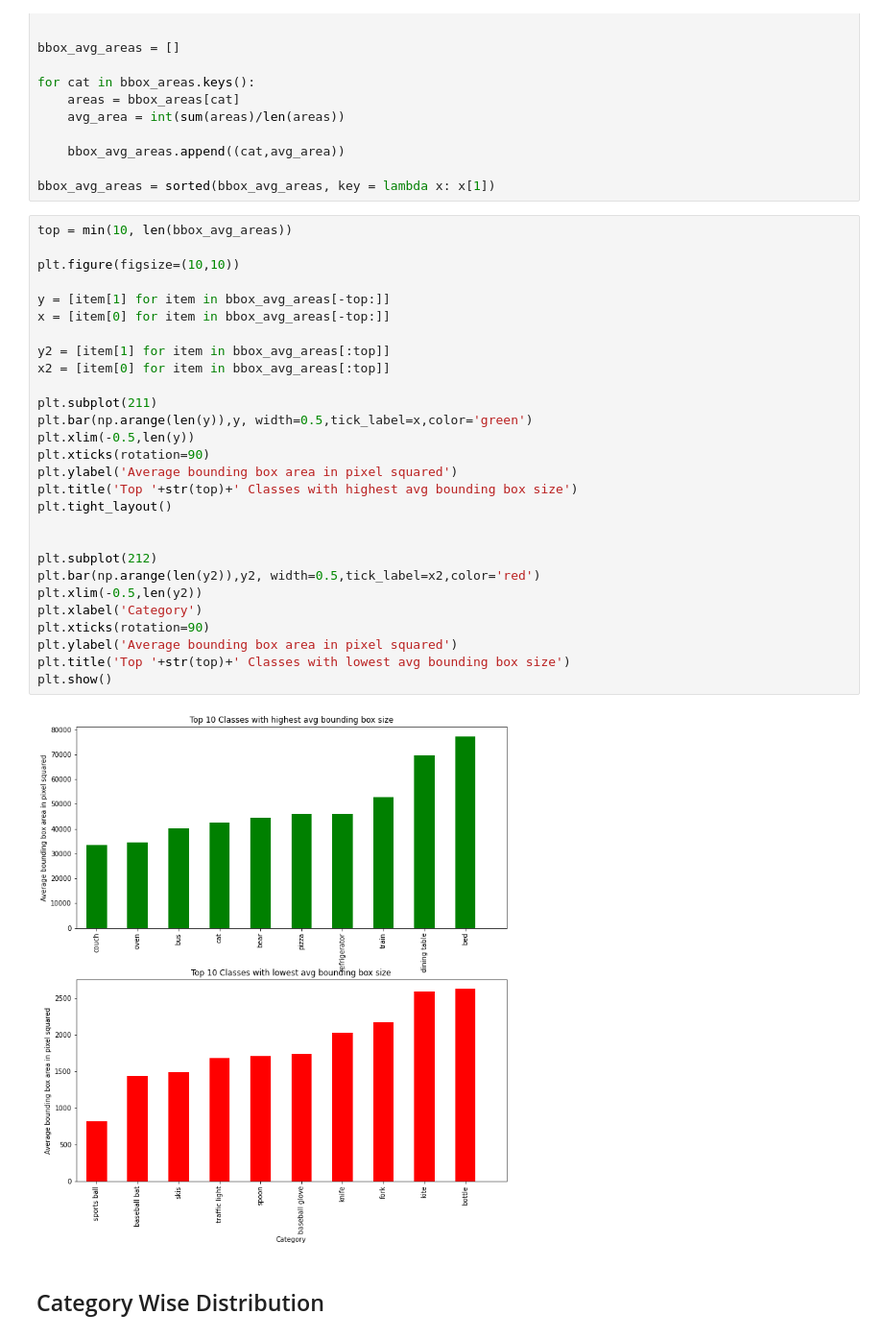
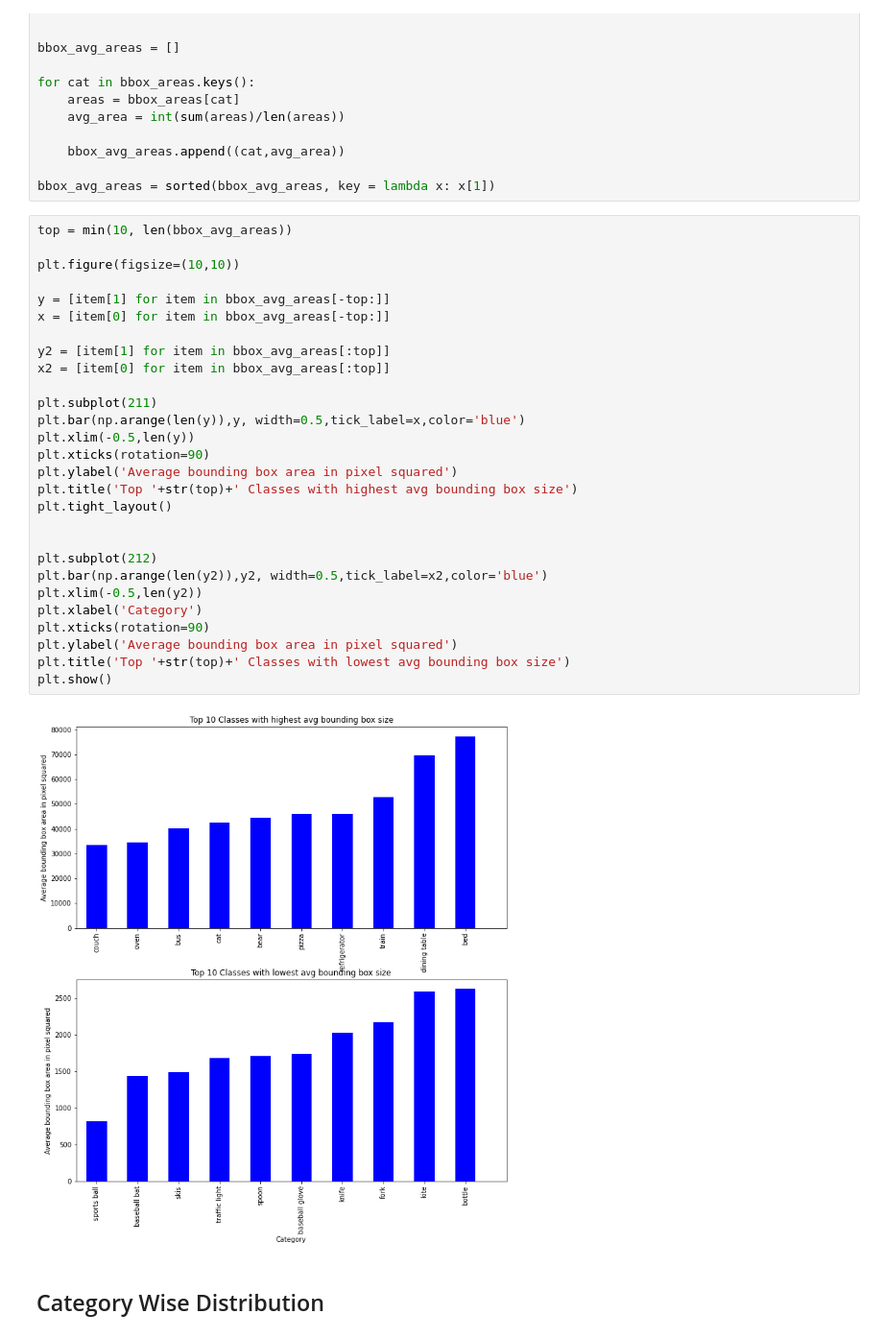
Before and after one commit to a-pujahari/EVA7, a Jupyter notebook: Session10/COCO_Analysis/COCO_Annotation_Analysis.ipynb, the cells around one changed output. Shown at 96% size. Cells and saved outputs as stored; diff of their text form.

```diff
--- a/Session10/COCO_Analysis/COCO_Annotation_Analysis.ipynb
+++ b/Session10/COCO_Analysis/COCO_Annotation_Analysis.ipynb
@@ -113,33 +113,33 @@ bbox_avg_areas = sorted(bbox_avg_areas, key = lambda x: x[1])
 # %%
 top = min(10, len(bbox_avg_areas))
 
 plt.figure(figsize=(10,10))
 
 y = [item[1] for item in bbox_avg_areas[-top:]]
 x = [item[0] for item in bbox_avg_areas[-top:]]
 
 y2 = [item[1] for item in bbox_avg_areas[:top]]
 x2 = [item[0] for item in bbox_avg_areas[:top]]
 
 plt.subplot(211)
-plt.bar(np.arange(len(y)),y, width=0.5,tick_label=x,color='green')
+plt.bar(np.arange(len(y)),y, width=0.5,tick_label=x,color='blue')
 plt.xlim(-0.5,len(y))
 plt.xticks(rotation=90)
 plt.ylabel('Average bounding box area in pixel squared')
 plt.title('Top '+str(top)+' Classes with highest avg bounding box size')
 plt.tight_layout()
 
 
 plt.subplot(212)
-plt.bar(np.arange(len(y2)),y2, width=0.5,tick_label=x2,color='red')
+plt.bar(np.arange(len(y2)),y2, width=0.5,tick_label=x2,color='blue')
 plt.xlim(-0.5,len(y2))
 plt.xlabel('Category')
 plt.xticks(rotation=90)
 plt.ylabel('Average bounding box area in pixel squared')
 plt.title('Top '+str(top)+' Classes with lowest avg bounding box size')
 plt.show()
 # %% [output]
-[figure, old version]
+[figure, new version]
 # %% [markdown]
 ## Category Wise Distribution
 # %%
```
Also changed, not shown: parts of 1 cell of this notebook.
